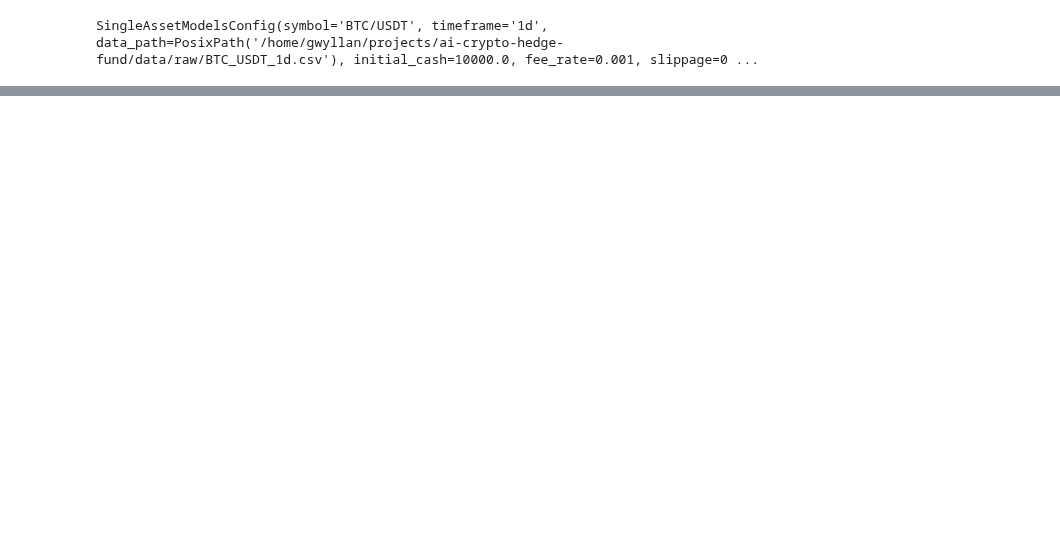
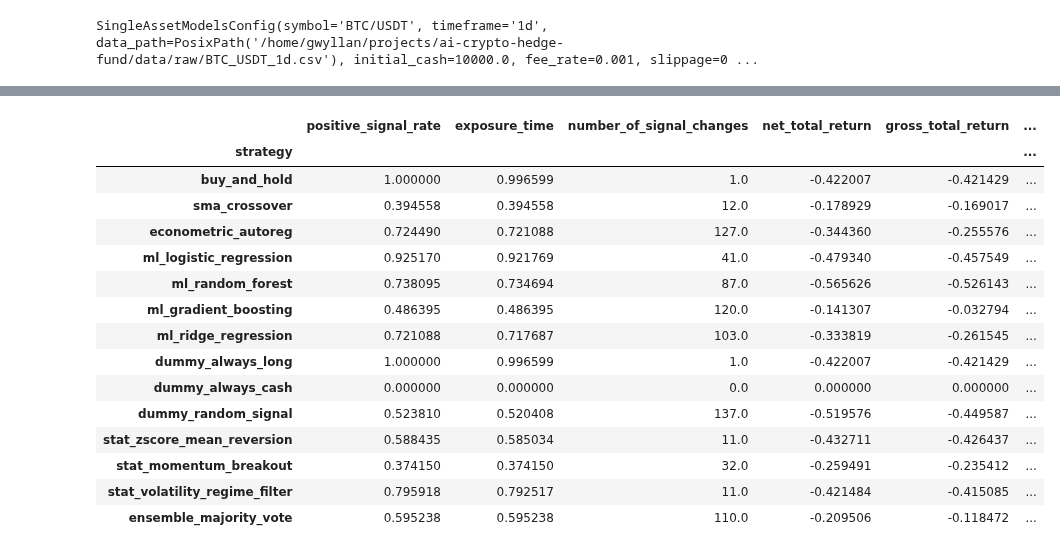
Before and after one commit to rkuznetc/ai-crypto-hedge-fund, a Jupyter notebook: notebooks/02_single_asset_models.ipynb, the cells around one changed output, grey strips where cells are left out. Saved outputs shown, nothing was run; the diff lists cells and outputs as text; code cells hidden in the pictures; blank space fills up the shorter version.

```diff
--- a/notebooks/02_single_asset_models.ipynb
+++ b/notebooks/02_single_asset_models.ipynb
@@ -72 +141,28 @@ outputs.classification_metrics
+# %%
+outputs.signal_diagnostics[[
+    "positive_signal_rate",
+    "exposure_time",
+    "number_of_signal_changes",
+    "net_total_return",
+    "gross_total_return",
+    "estimated_cost_impact",
+    "selected_threshold",
+]]
+# %% [output]
+|  | positive_signal_rate | exposure_time | number_of_signal_changes | net_total_return | gross_total_return | ... |
+| strategy |  |  |  |  |  | ... |
+| buy_and_hold | 1.000000 | 0.996599 | 1.0 | -0.422007 | -0.421429 | ... |
+| sma_crossover | 0.394558 | 0.394558 | 12.0 | -0.178929 | -0.169017 | ... |
+| econometric_autoreg | 0.724490 | 0.721088 | 127.0 | -0.344360 | -0.255576 | ... |
+| ml_logistic_regression | 0.925170 | 0.921769 | 41.0 | -0.479340 | -0.457549 | ... |
+| ml_random_forest | 0.738095 | 0.734694 | 87.0 | -0.565626 | -0.526143 | ... |
+| ml_gradient_boosting | 0.486395 | 0.486395 | 120.0 | -0.141307 | -0.032794 | ... |
+| ml_ridge_regression | 0.721088 | 0.717687 | 103.0 | -0.333819 | -0.261545 | ... |
+| dummy_always_long | 1.000000 | 0.996599 | 1.0 | -0.422007 | -0.421429 | ... |
+| dummy_always_cash | 0.000000 | 0.000000 | 0.0 | 0.000000 | 0.000000 | ... |
+| dummy_random_signal | 0.523810 | 0.520408 | 137.0 | -0.519576 | -0.449587 | ... |
+| stat_zscore_mean_reversion | 0.588435 | 0.585034 | 11.0 | -0.432711 | -0.426437 | ... |
+| stat_momentum_breakout | 0.374150 | 0.374150 | 32.0 | -0.259491 | -0.235412 | ... |
+| stat_volatility_regime_filter | 0.795918 | 0.792517 | 11.0 | -0.421484 | -0.415085 | ... |
+| ensemble_majority_vote | 0.595238 | 0.595238 | 110.0 | -0.209506 | -0.118472 | ... |
 # %% [markdown]
```
Also changed, not shown: parts of 20 cells of this notebook.
